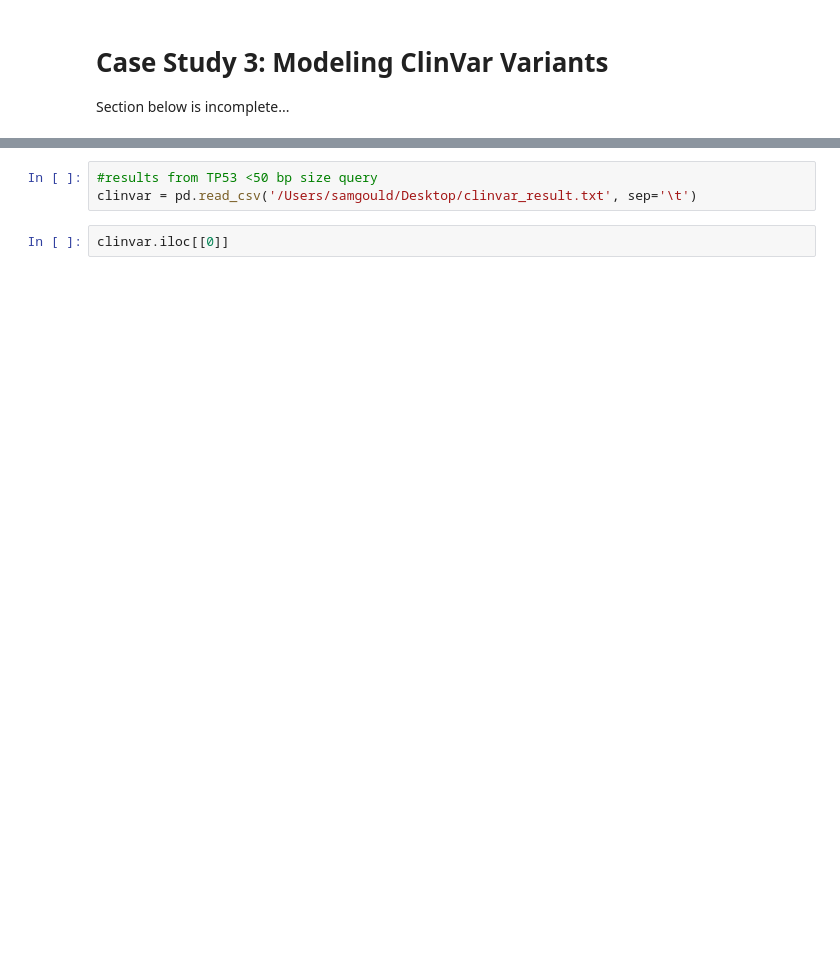
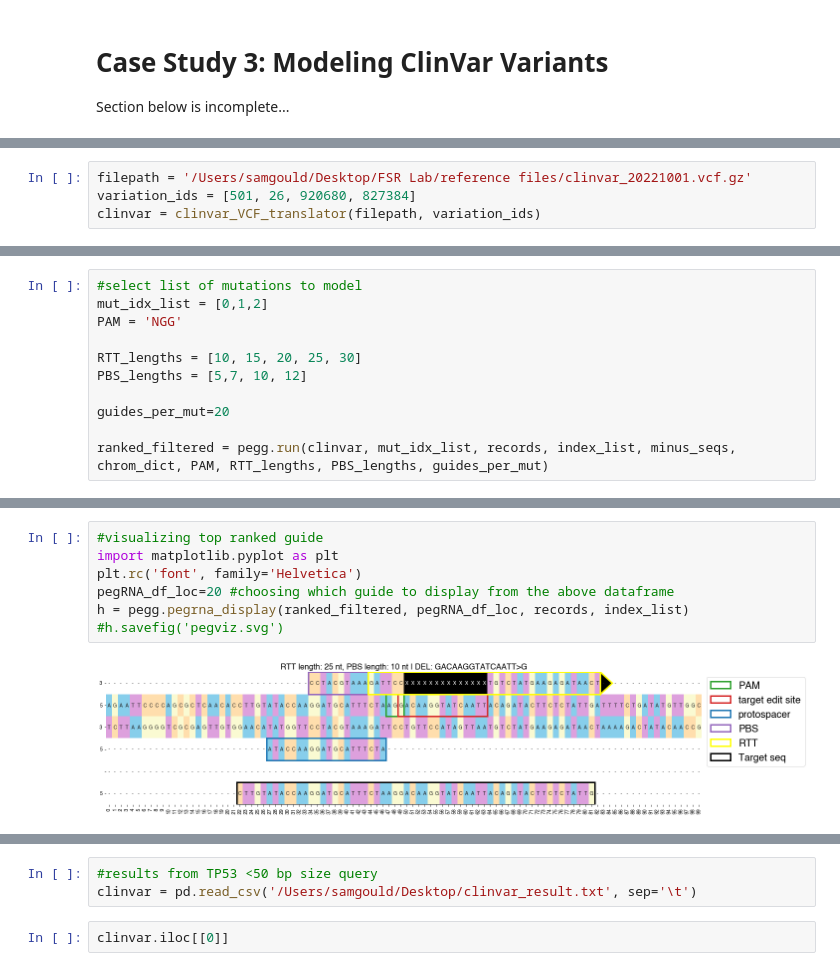
Before and after one commit to samgould2/PEGG, a Jupyter notebook: examples/PEGG_example.ipynb, the cells around one changed output, grey strips where cells are left out. Saved outputs shown, nothing was run; the diff lists cells and outputs as text; blank space fills up the shorter version.

```diff
--- a/examples/PEGG_example.ipynb
+++ b/examples/PEGG_example.ipynb
@@ -430,0 +477,4 @@ for variant in VCF('/Users/samgould/Desktop/clinvar_20221001.vcf.gz'): # or VCF(
+# %%
+filepath = '/Users/samgould/Desktop/FSR Lab/reference files/clinvar_20221001.vcf.gz'
+variation_ids = [501, 26, 920680, 827384]
+clinvar = clinvar_VCF_translator(filepath, variation_ids)
@@ -430,0 +507,11 @@ for variant in VCF('/Users/samgould/Desktop/clinvar_20221001.vcf.gz'): # or VCF(
+# %%
+#select list of mutations to model
+mut_idx_list = [0,1,2]
+PAM = 'NGG'
+
+RTT_lengths = [10, 15, 20, 25, 30]
+PBS_lengths = [5,7, 10, 12]
+
+guides_per_mut=20
+
+ranked_filtered = pegg.run(clinvar, mut_idx_list, records, index_list, minus_seqs, chrom_dict, PAM, RTT_lengths, PBS_lengths, guides_per_mut)
@@ -430,0 +538,9 @@ for variant in VCF('/Users/samgould/Desktop/clinvar_20221001.vcf.gz'): # or VCF(
+# %%
+#visualizing top ranked guide
+import matplotlib.pyplot as plt
+plt.rc('font', family='Helvetica')
+pegRNA_df_loc=20 #choosing which guide to display from the above dataframe
+h = pegg.pegrna_display(ranked_filtered, pegRNA_df_loc, records, index_list)
+#h.savefig('pegviz.svg')
+# %% [output]
+[figure, added]
```
Also changed, not shown: parts of 34 cells of this notebook, 5 other files.
